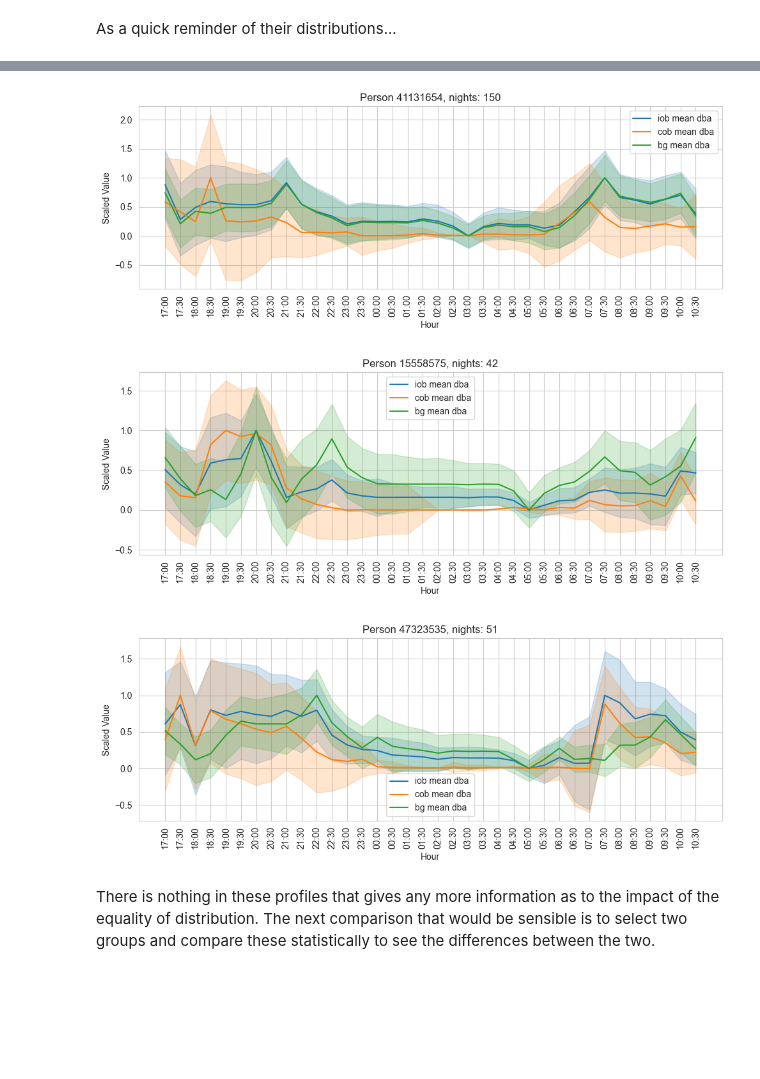
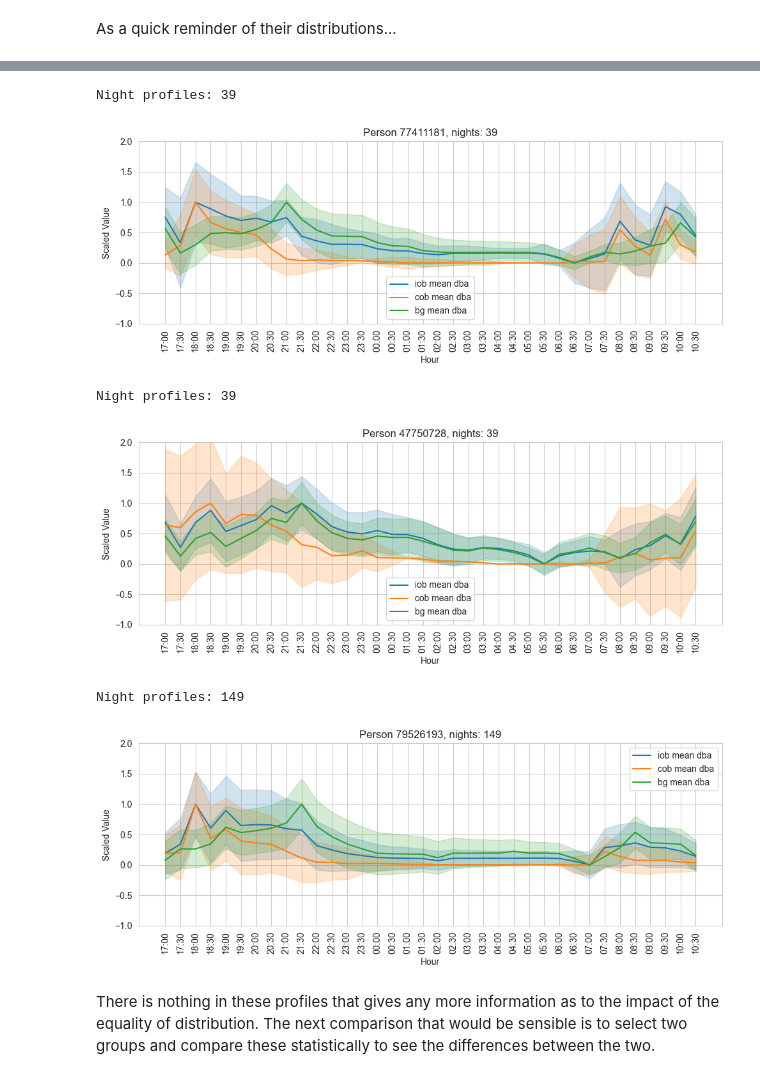
Before and after one commit to rdbrist/masters_project, a Jupyter notebook: notebooks/2.03-rd-creating-night-period-feature-extraction.ipynb, the cells around one changed output, grey strips where cells are left out. Drawn from its saved outputs; the diff is of its cells as text; code cells hidden in the pictures; blank space fills up the shorter version.

Commit message:
Changes to the night profile plots mainly and plotting the clusters

```diff
--- a/notebooks/2.03-rd-creating-night-period-feature-extraction.ipynb
+++ b/notebooks/2.03-rd-creating-night-period-feature-extraction.ipynb
@@ -281,7 +256,7 @@ The values show that the distribution of clusters is similar to how we have obse
 ### Applying t-SNE for clustering
 # %%
 print('Plotting t-SNE with original clusters')
-kwargs = {'perplexity': 80, 'max_iter': 3000}
+kwargs = {'perplexity': 10, 'max_iter': 80000}
 analyser.fit_tsne(**kwargs)
 analyser.plot_tsne(cluster_type='kmeans')
 # %% [output]
@@ -366,13 +341,17 @@ analyser.plot_cluster_distribution(pivot_counts_tsne.loc[ids])
 # %%
 df = analyser.return_dataset_with_clusters()
 
 morning_end_hour = 11
+
 for id_ in ids:
-    plot_night_means_for_individual(df.loc[id_], id_, night_start=night_start_hour, morning_end=morning_end.hour, method='dba')
+    plot_night_time_series(df.xs(key=id_, level='id', drop_level=False), zip_id=id_, night_start=night_start_hour, morning_end=morning_end.hour, method='dba', y_limits=(-1, 2))
 # %% [output]
+Night profiles: 39
-[figure, old version]
+[figure, new version]
+Night profiles: 39
-[figure, old version]
+[figure, new version]
+Night profiles: 149
-[figure, old version]
+[figure, new version]
 # %% [markdown]
 There is nothing in these profiles that gives any more information as to the impact of the equality of distribution. The next comparison that would be sensible is to select two groups and compare these statistically to see the differences between the two.
 # %% [markdown]
```
Also changed, not shown: parts of 30 cells of this notebook, 6 other files.
